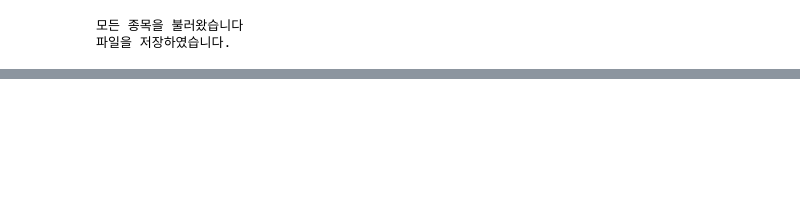
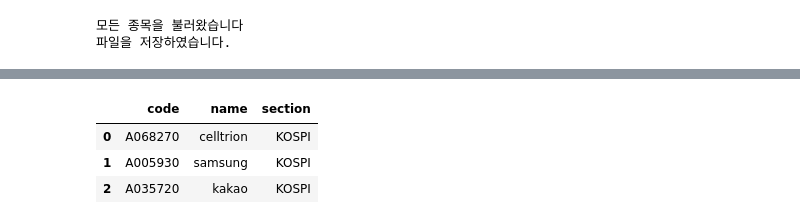
Before and after one commit to Stock-Recommandation-System-based-on-AI/stock_data, a Jupyter notebook: stock_data_api.ipynb, the cells around one changed output, grey strips where cells are left out. Cells and saved outputs as stored; diff of their text form; code cells hidden in the pictures; blank space fills up the shorter version.

```diff
--- a/stock_data_api.ipynb
+++ b/stock_data_api.ipynb
@@ -990,0 +387,10 @@ for idx, stockitem in stockitems[:1].iterrows():
+# %%
+stockitems = pd.DataFrame(data=[["A068270", "celltrion", "KOSPI"],
+                               ["A005930", "samsung", "KOSPI"],
+                               ["A035720", "kakao", "KOSPI"]], columns=["code", "name", "section"])
+stockitems
+# %% [output]
+|  | code | name | section |
+| 0 | A068270 | celltrion | KOSPI |
+| 1 | A005930 | samsung | KOSPI |
+| 2 | A035720 | kakao | KOSPI |
```
Also changed, not shown: parts of 46 cells of this notebook, 2 other files.
